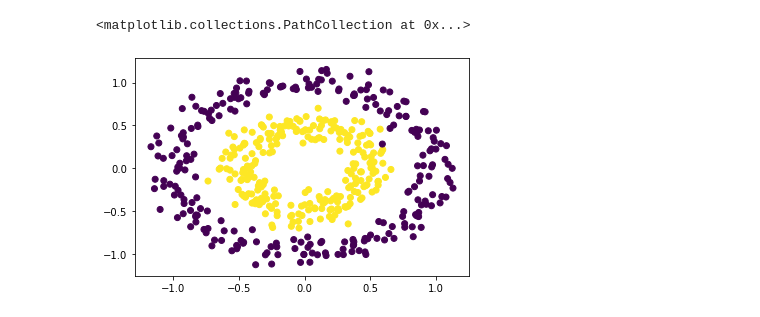
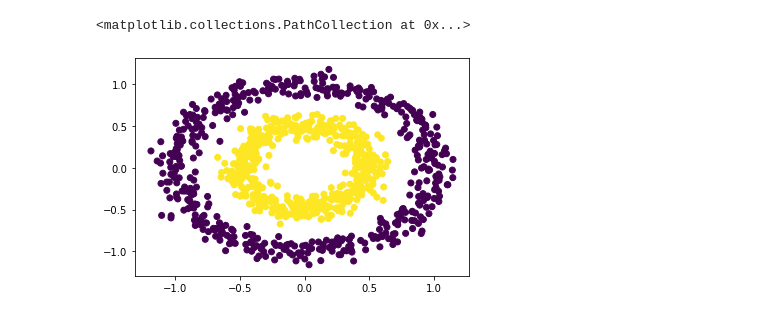
Before and after one commit to neilgautam/Neural-Network, a Jupyter notebook: NeuralNetwork.ipynb, the cells around one changed output. Drawn from its saved outputs; the diff is of its cells as text; code cells hidden in the pictures.

```diff
--- a/NeuralNetwork.ipynb
+++ b/NeuralNetwork.ipynb
@@ -103,11 +105,11 @@ def onehot(y,depth):
 # %%
 make_circles?
 # %%
-x,y = make_circles(n_samples = 500,shuffle = True,noise =0.09,random_state = 9,factor =0.5 )
+x,y = make_circles(n_samples = 1000,shuffle = True,noise =0.08,random_state = 9,factor =0.5 )
 plt.scatter(x[:,0],x[:,1],c = y)
 # %% [output]
 <matplotlib.collections.PathCollection at 0x...>
-[figure, old version]
+[figure, new version]
 # %%
 y = onehot(y,2)
 print(y)
```
Also changed, not shown: parts of 6 cells of this notebook.
